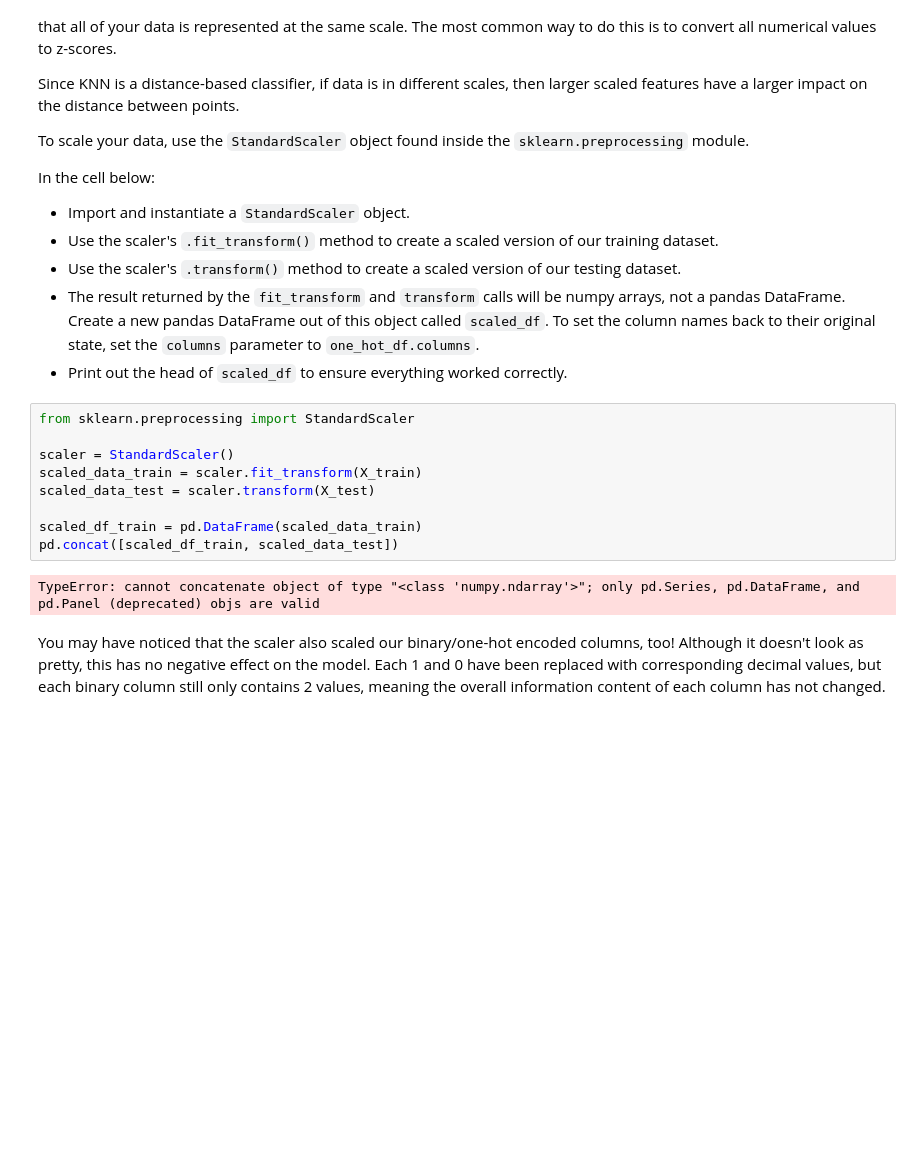
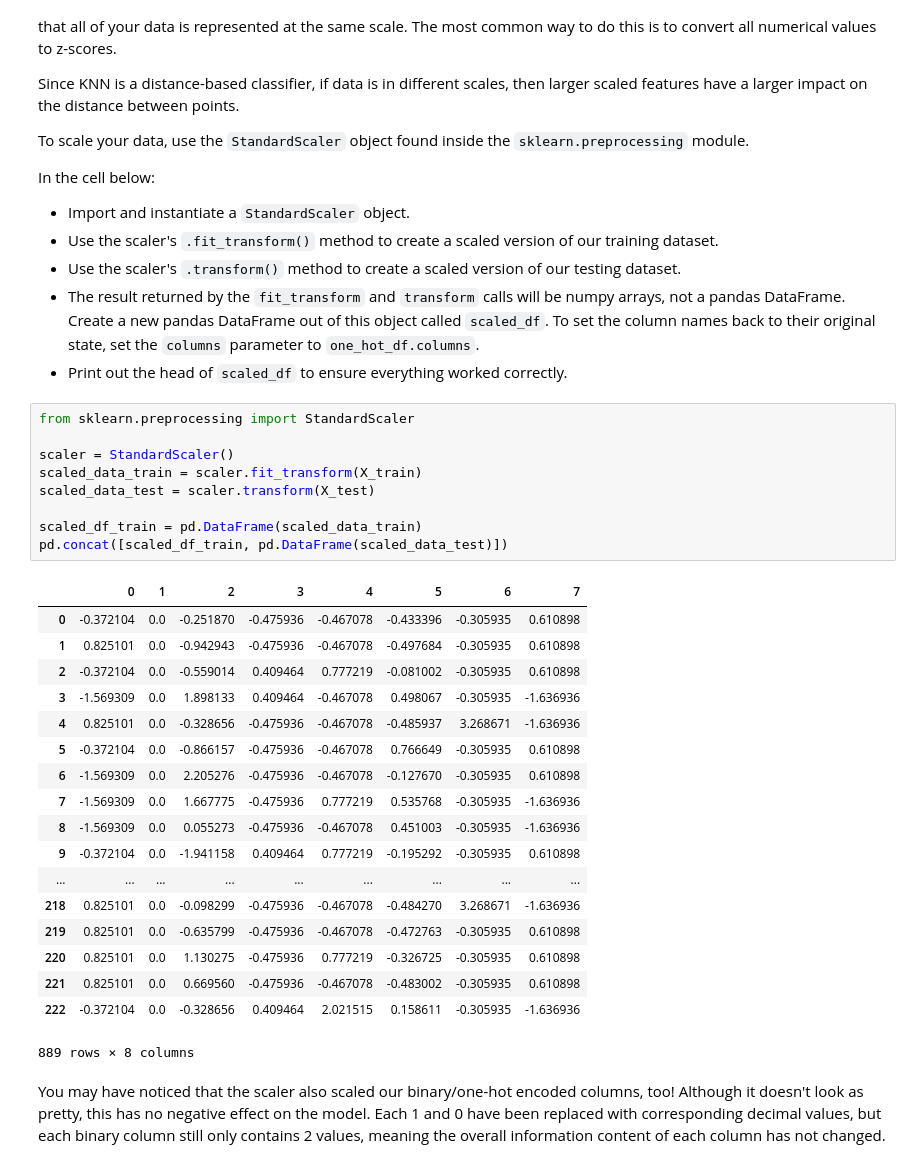
Before and after one commit to rebecca-hh-rosen/dsc-knn-with-scikit-learn-lab-nyc-ds-082619, a Jupyter notebook: index.ipynb, the cells around one changed output. Cells and saved outputs as stored; diff of their text form; blank space fills up the shorter version.

```diff
--- a/index.ipynb
+++ b/index.ipynb
@@ -135,14 +135,31 @@ In the cell below:
 # %%
 from sklearn.preprocessing import StandardScaler
 
 scaler = StandardScaler()
 scaled_data_train = scaler.fit_transform(X_train)
 scaled_data_test = scaler.transform(X_test)
 
 scaled_df_train = pd.DataFrame(scaled_data_train)
-pd.concat([scaled_df_train, scaled_data_test])
+pd.concat([scaled_df_train, pd.DataFrame(scaled_data_test)])
 # %% [output]
+|  | 0 | 1 | 2 | 3 | 4 | 5 | 6 | 7 |
+| 0 | -0.372104 | 0.0 | -0.251870 | -0.475936 | -0.467078 | -0.433396 | -0.305935 | 0.610898 |
+| 1 | 0.825101 | 0.0 | -0.942943 | -0.475936 | -0.467078 | -0.497684 | -0.305935 | 0.610898 |
+| 2 | -0.372104 | 0.0 | -0.559014 | 0.409464 | 0.777219 | -0.081002 | -0.305935 | 0.610898 |
+| 3 | -1.569309 | 0.0 | 1.898133 | 0.409464 | -0.467078 | 0.498067 | -0.305935 | -1.636936 |
+| 4 | 0.825101 | 0.0 | -0.328656 | -0.475936 | -0.467078 | -0.485937 | 3.268671 | -1.636936 |
+| 5 | -0.372104 | 0.0 | -0.866157 | -0.475936 | -0.467078 | 0.766649 | -0.305935 | 0.610898 |
+| 6 | -1.569309 | 0.0 | 2.205276 | -0.475936 | -0.467078 | -0.127670 | -0.305935 | 0.610898 |
+| 7 | -1.569309 | 0.0 | 1.667775 | -0.475936 | 0.777219 | 0.535768 | -0.305935 | -1.636936 |
+| 8 | -1.569309 | 0.0 | 0.055273 | -0.475936 | -0.467078 | 0.451003 | -0.305935 | -1.636936 |
+| 9 | -0.372104 | 0.0 | -1.941158 | 0.409464 | 0.777219 | -0.195292 | -0.305935 | 0.610898 |
+| ... | ... | ... | ... | ... | ... | ... | ... | ... |
+| 218 | 0.825101 | 0.0 | -0.098299 | -0.475936 | -0.467078 | -0.484270 | 3.268671 | -1.636936 |
+| 219 | 0.825101 | 0.0 | -0.635799 | -0.475936 | -0.467078 | -0.472763 | -0.305935 | 0.610898 |
+| 220 | 0.825101 | 0.0 | 1.130275 | -0.475936 | 0.777219 | -0.326725 | -0.305935 | 0.610898 |
+| 221 | 0.825101 | 0.0 | 0.669560 | -0.475936 | -0.467078 | -0.483002 | -0.305935 | 0.610898 |
+| 222 | -0.372104 | 0.0 | -0.328656 | 0.409464 | 2.021515 | 0.158611 | -0.305935 | -1.636936 |
-TypeError: cannot concatenate object of type "<class 'numpy.ndarray'>"; only pd.Series, pd.DataFrame, and pd.Panel (deprecated) objs are valid
+889 rows × 8 columns
 # %% [markdown]
 You may have noticed that the scaler also scaled our binary/one-hot encoded columns, too! Although it doesn't look as pretty, this has no negative effect on the model. Each 1 and 0 have been replaced with corresponding decimal values, but each binary column still only contains 2 values, meaning the overall information content of each column has not changed.
 # %% [markdown]
```
